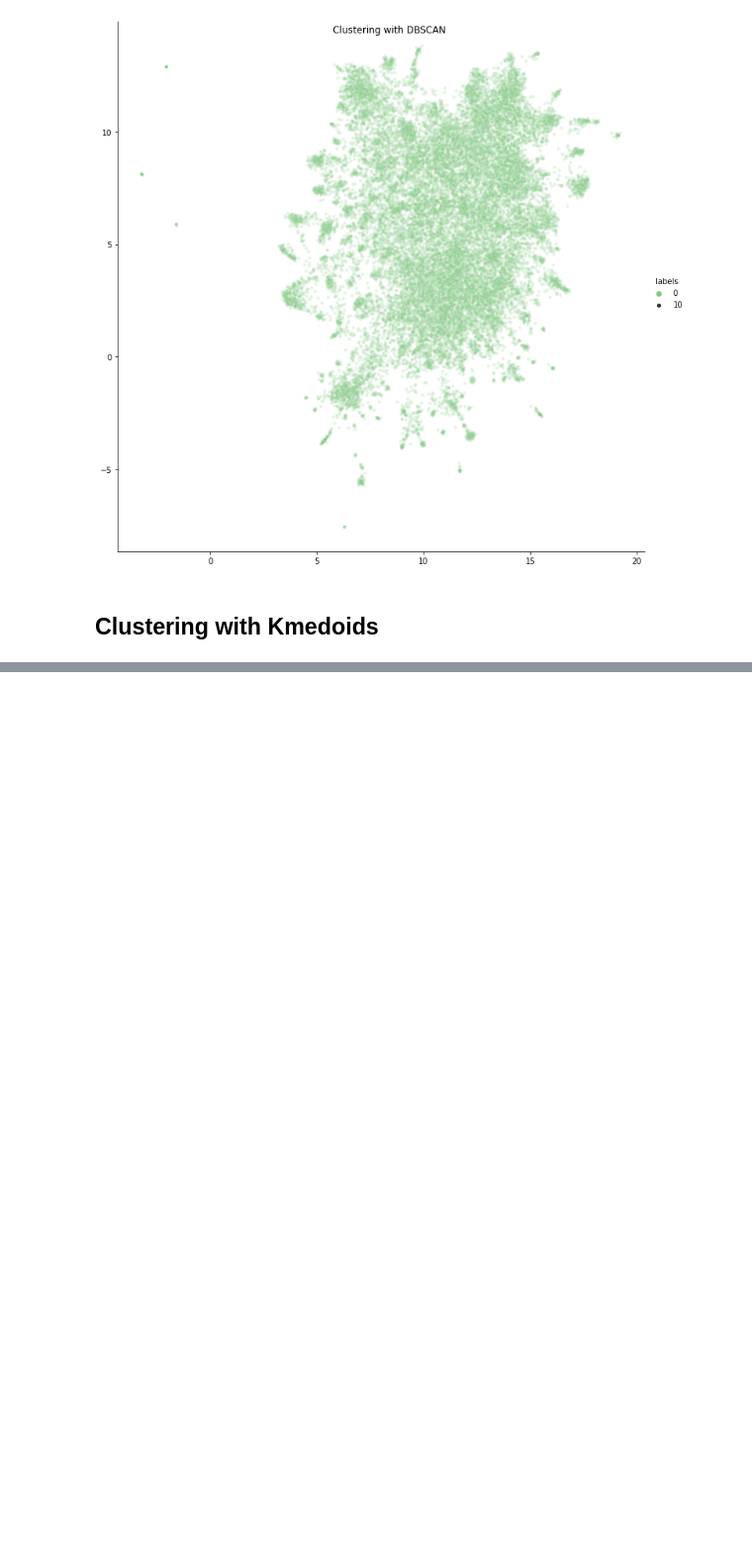
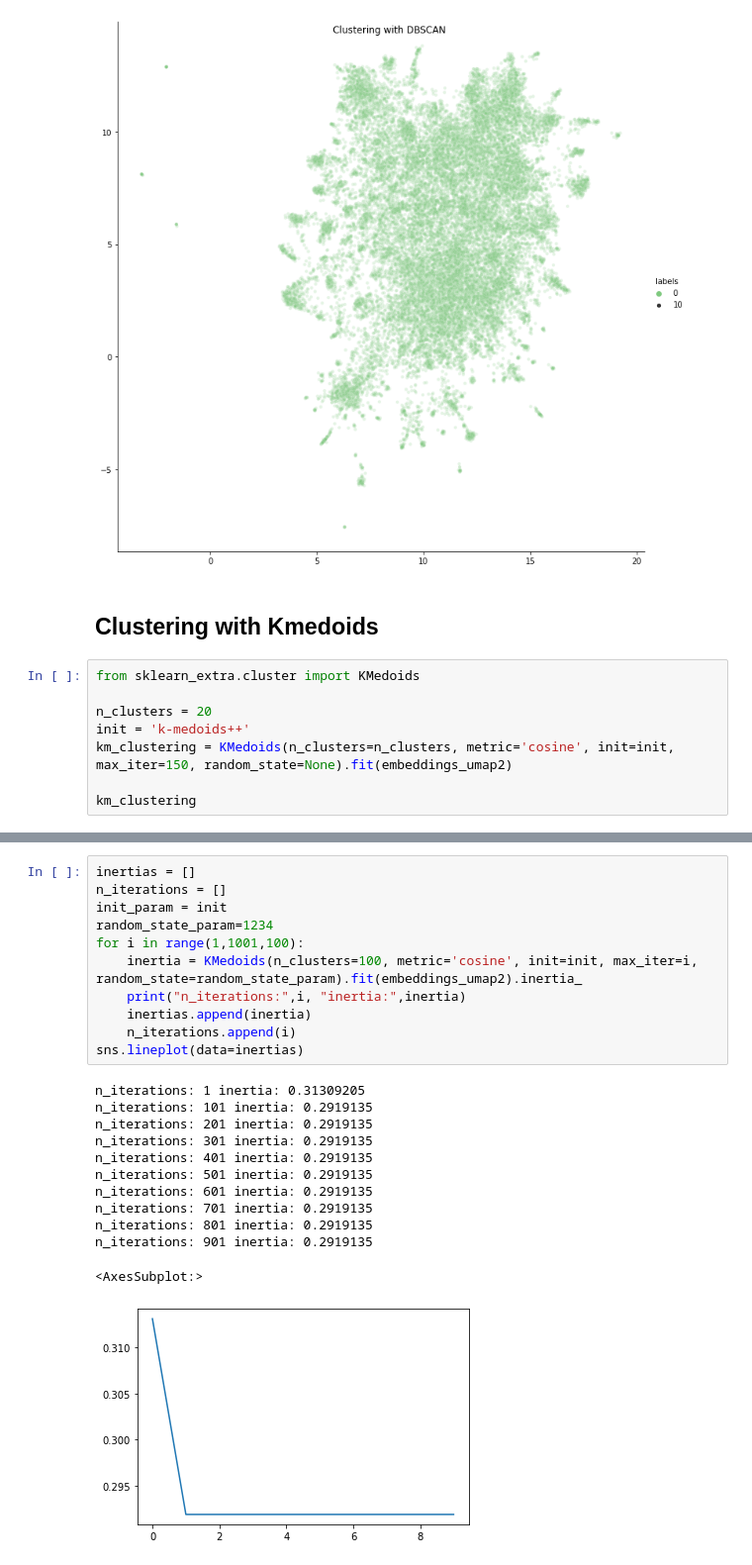
Before and after one commit to isaschm/topic-models-and-word-embeddings, a Jupyter notebook: text_embeddings.ipynb, the cells around one changed output, grey strips where cells are left out. Shown at 99% size. Drawn from its saved outputs; the diff is of its cells as text; blank space fills up the shorter version.

```diff
--- a/text_embeddings.ipynb
+++ b/text_embeddings.ipynb
@@ -312,3 +264,11 @@ Text(0.5, 0.98, 'Clustering with DBSCAN')
 [figure]
 # %% [markdown]
 ## Clustering with Kmedoids
+# %%
+from sklearn_extra.cluster import KMedoids
+
+n_clusters = 20
+init = 'k-medoids++'
+km_clustering = KMedoids(n_clusters=n_clusters, metric='cosine', init=init, max_iter=150, random_state=None).fit(embeddings_umap2)
+
+km_clustering
@@ -314,0 +304,24 @@ Text(0.5, 0.98, 'Clustering with DBSCAN')
+# %%
+inertias = []
+n_iterations = []
+init_param = init
+random_state_param=1234
+for i in range(1,1001,100):
+    inertia = KMedoids(n_clusters=100, metric='cosine', init=init, max_iter=i, random_state=random_state_param).fit(embeddings_umap2).inertia_
+    print("n_iterations:",i, "inertia:",inertia)
+    inertias.append(inertia)
+    n_iterations.append(i)
+sns.lineplot(data=inertias)
+# %% [output]
+n_iterations: 1 inertia: 0.31309205
+n_iterations: 101 inertia: 0.2919135
+n_iterations: 201 inertia: 0.2919135
+n_iterations: 301 inertia: 0.2919135
+n_iterations: 401 inertia: 0.2919135
+n_iterations: 501 inertia: 0.2919135
+n_iterations: 601 inertia: 0.2919135
+n_iterations: 701 inertia: 0.2919135
+n_iterations: 801 inertia: 0.2919135
+n_iterations: 901 inertia: 0.2919135
+<AxesSubplot:>
+[figure, added]
```
Also changed, not shown: parts of 22 cells of this notebook.
